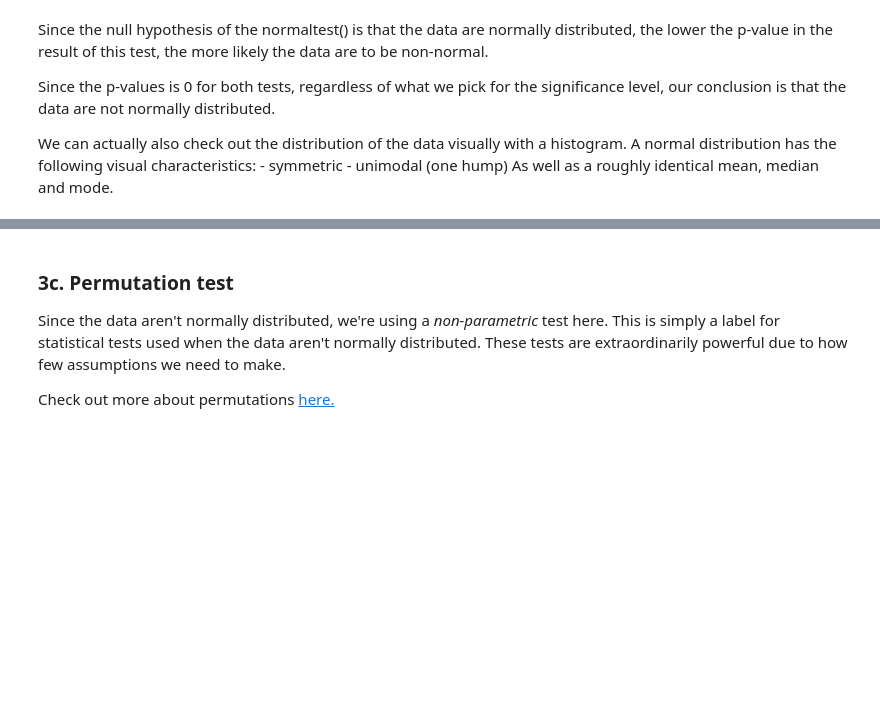
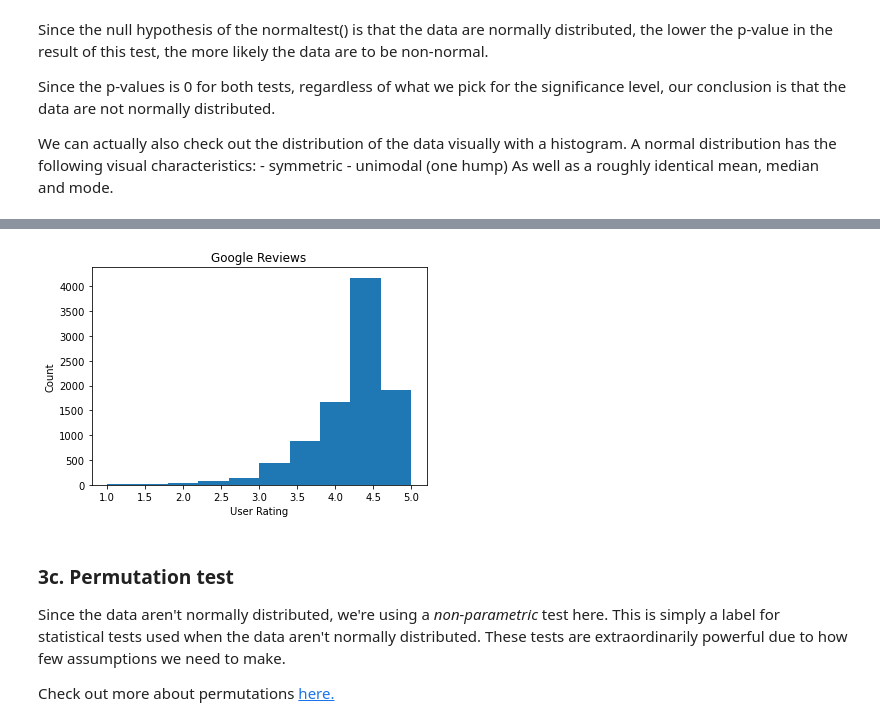
Before and after one commit to mkars01/Springboard, a Jupyter notebook: Case Study - Integrating Apps/Springboard Apps project - Tier 3 - Complete.ipynb, the cells around one changed output, grey strips where cells are left out. Cells and saved outputs as stored; diff of their text form; code cells hidden in the pictures; blank space fills up the shorter version.

```diff
--- a/Case Study - Integrating Apps/Springboard Apps project - Tier 3 - Complete.ipynb
+++ b/Case Study - Integrating Apps/Springboard Apps project - Tier 3 - Complete.ipynb
@@ -332,6 +454,12 @@ _ _ _
 # %%
 # Create a histogram of the google data
-_ _ _
+_ = plt.hist(google, bins=10)
+_ = plt.xlabel('User Rating')
+_ = plt.ylabel('Count')
+_ = plt.title('Google Reviews')
+plt.show()
+# %% [output]
+[figure, added]
 # %% [markdown]
 ### 3c. Permutation test
 Since the data aren't normally distributed, we're using a *non-parametric* test here. This is simply a label for statistical tests used when the data aren't normally distributed. These tests are extraordinarily powerful due to how few assumptions we need to make.
```
Also changed, not shown: parts of 25 cells of this notebook, 1 other file.
